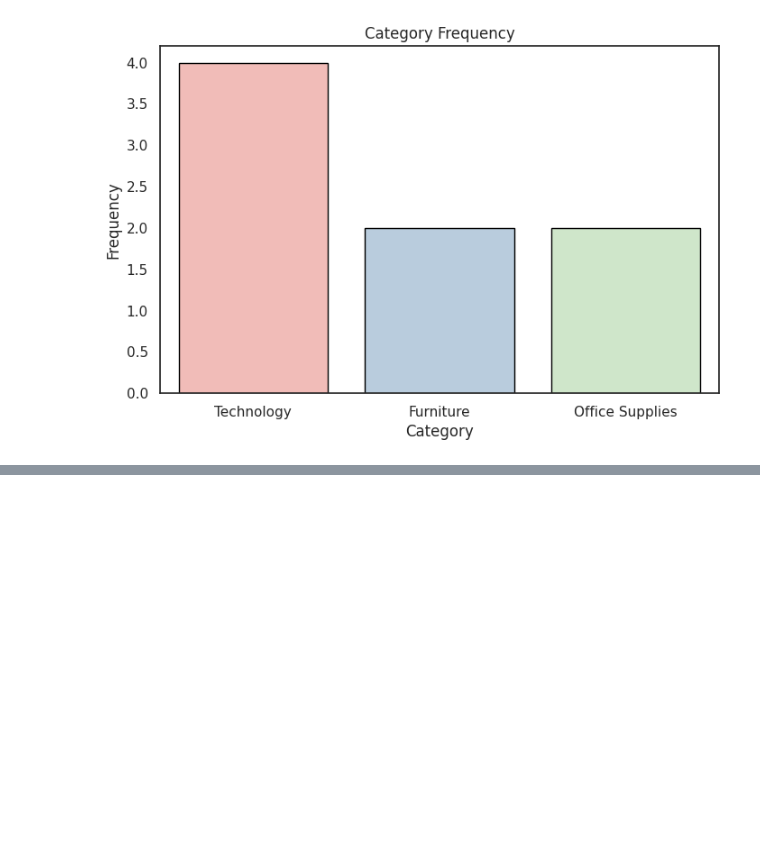
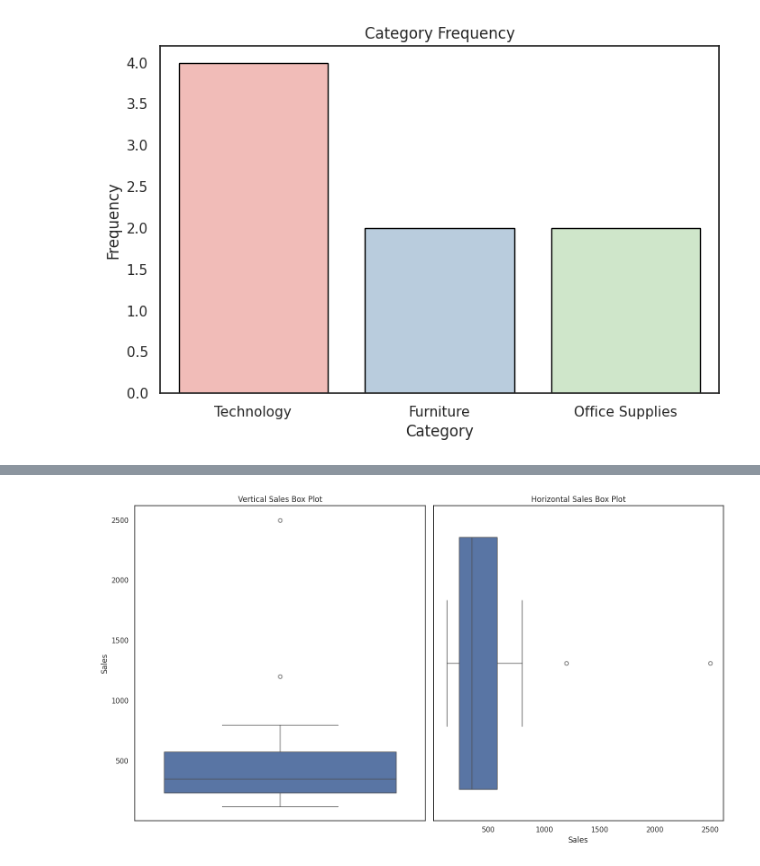
Before and after one commit to srinageswaran2006/Python-for-Data-Analysis, a Jupyter notebook: 05_Seaborn/05_Seaborn.ipynb, the cells around one changed output, grey strips where cells are left out. Saved outputs shown, nothing was run; the diff lists cells and outputs as text; code cells hidden in the pictures; blank space fills up the shorter version.

```diff
--- a/05_Seaborn/05_Seaborn.ipynb
+++ b/05_Seaborn/05_Seaborn.ipynb
@@ -206,0 +257,8 @@ Passing `palette` without assigning `hue` is deprecated and will be removed in v
+# %%
+sales_data = [120, 150, 180, 200, 220, 250, 270, 300, 320,
+              350, 400, 450, 500, 550, 600, 700, 800, 1200, 2500]
+
+sales_df = pd.DataFrame({
+    "Sales": sales_data
+})
+sales_df.describe()
@@ -206,0 +275,14 @@ Passing `palette` without assigning `hue` is deprecated and will be removed in v
+# %%
+plt.figure(figsize=(14,8))
+plt.subplot(1,2,1)
+sns.boxplot(data=sales_df, y="Sales") #vertical box plot
+plt.title("Vertical Sales Box Plot")
+
+plt.subplot(1,2,2)
+sns.boxplot(data=sales_df, x="Sales") #horizontal box plot
+plt.title("Horizontal Sales Box Plot")
+
+plt.tight_layout()
+plt.show()
+# %% [output]
+[figure, added]
```
Also changed, not shown: parts of 47 cells of this notebook.
